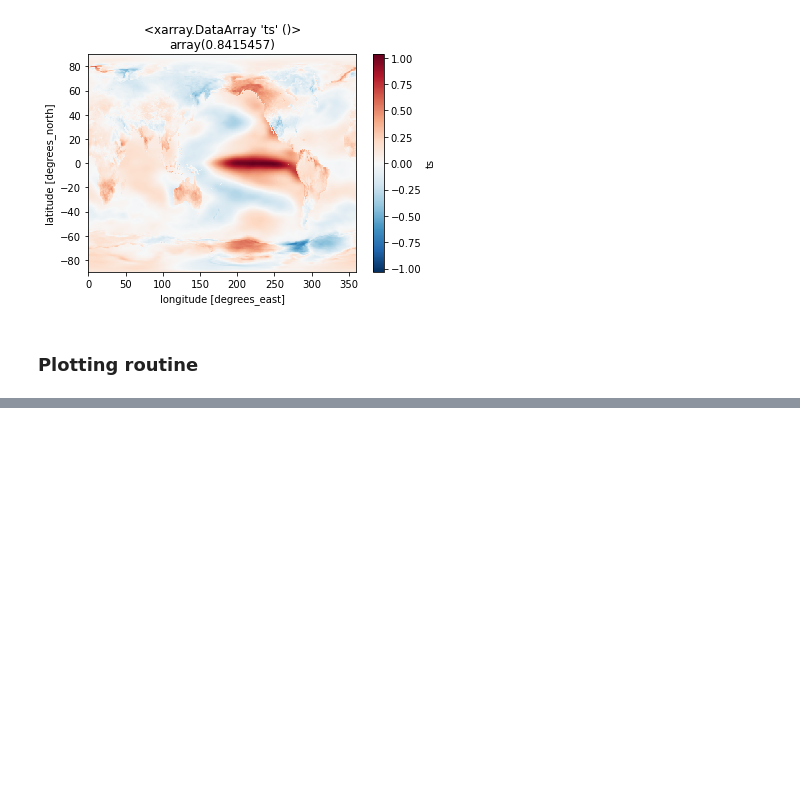
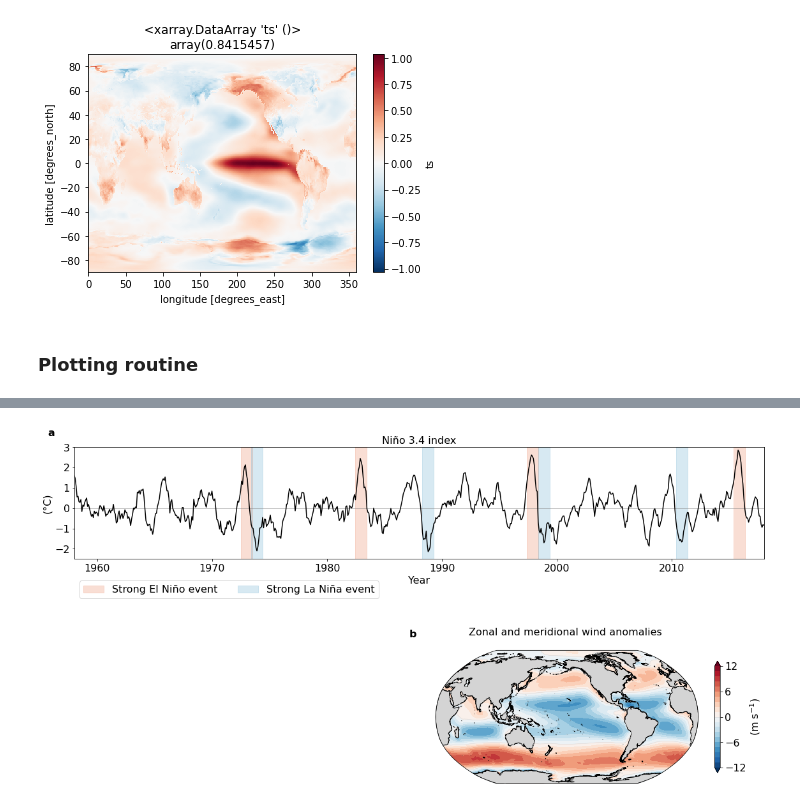
Before and after one commit to mauricehuguenin/ENSO-Antarctica_scripts, a Jupyter notebook: all_forcing_fields_ENFull_LNFull_spatial_maps.ipynb, the cells around one changed output, grey strips where cells are left out. Drawn from its saved outputs; the diff is of its cells as text; code cells hidden in the pictures; blank space fills up the shorter version.

```diff
--- a/all_forcing_fields_ENFull_LNFull_spatial_maps.ipynb
+++ b/all_forcing_fields_ENFull_LNFull_spatial_maps.ipynb
@@ -432,0 +461,96 @@ Wall time: 16.5 s
+# %%
+uas = xr.open_dataset('/g/data/e14/mv7494/JRA55-do-1-3/monthly_mean/JRA55-do-1-3_uas_monthly_mean_1958-2018.nc').uas.mean('time').load()
+vas = xr.open_dataset('/g/data/e14/mv7494/JRA55-do-1-3/monthly_mean/JRA55-do-1-3_vas_monthly_mean_1958-2018.nc').vas.mean('time').load()
+# %%
+%%time
+import matplotlib.patheffects as PathEffects
+from wrf import to_np # conversion to arrays required for arrows on maps
+
+fig = plt.figure(figsize=(16,9),tight_layout=True,facecolor='w',edgecolor='k');
+gs = gridspec.GridSpec(2,2, height_ratios=[.5,1])
+ax1 = plt.subplot(gs[0,:]) # long first panel
+
+time = np.linspace(1958,2018,len(N34_JRA)) # I cannot use the .time attribute from the xarray array as using it does not work with ax1.axvspan()
+
+ax1.axhline(0, linewidth=.5, c='grey')
+
+# colour the periods of strong EN & LN
+EN_periods = [168,192,288,312,467,491,683,707]; LN_periods = [168,216,347,395,468,516,612,660]
+# first doing the shading manually so that I can have figure labels
+ax1.axvspan(time[EN_periods[0]+6], time[EN_periods[0]+18], color=rotblau[6], alpha=.3, label='Strong El Niño event')
+ax1.axvspan(time[LN_periods[0]+6+11], time[LN_periods[0]+18+11], color=rotblau[14], alpha=.3, label='Strong La Niña event')
+for f in [2,4,6]:
+    ax1.axvspan(time[EN_periods[f]+6], time[EN_periods[f]+18], color=rotblau[6], alpha=.3)
+    ax1.axvspan(time[LN_periods[f]+6+11], time[LN_periods[f]+18+11], color=rotblau[14], alpha=.3)
+
+
+# -------------------------------------------------------------------------------------------- #
+plt.plot(time, N34_JRA, c='k', linewidth=1.5) # plot the data
+# -------------------------------------------------------------------------------------------- #
+
+plt.title('Niño 3.4 index', fontsize=16)
+
+plt.legend(ncol=2,fontsize=16, bbox_to_anchor=(0, -.4), loc='lower left') # figure legend outside
+plt.xlim([1958,2018]); plt.ylim([-2.5,3])
+plt.ylabel('(°C)', fontsize=16); plt.xlabel('Year', fontsize=16); plt.xticks(fontsize=16); plt.yticks(fontsize=16)
+
+ax1.text(-.038, 1.1,string.ascii_lowercase[0], transform=ax1.transAxes, size=16, weight='bold') # bold letter a at the top
+
+# second and third panels with SST, SLP, and winds ---------------------------------------------- #
+for f in [1]:
+    if f == 1:
+        panel = gs[1,1]
+        data1 = uas; ticks1 = np.linspace(-12,12,21)
+        data2 = vas
+        title_str = 'Zonal and meridional wind anomalies \n'
+
+
+
+    ax1 = plt.subplot(panel, projection=ccrs.Robinson(central_longitude=200)) # longitude starting at Cape Agulhas (20°E)
+    def fancy_plot(axes_nr):
+        axes_nr.coastlines(resolution = '50m', linewidth=1) # add coast lines
+        axes_nr.add_feature(cfeature.LAND, edgecolor = 'black', facecolor = [.83, .83, .83], zorder = 1)
+        axes_nr.tick_params(axis='both', which='major', labelsize=16) # fontsize of lon/lat labels
+
+    # ---------------------------------------------------------------------------------------------------------------------------------------------------- #
+    p1  = data1.plot.contourf(ax=ax1, levels = ticks1, cmp='RdBu_r',add_colorbar=False,extend='both',transform=ccrs.PlateCarree())
+    p11 = data1.plot.contour(levels = [0], linewidths=.5, cmap='#d4d4d4', transform=ccrs.PlateCarree())
+
+#     if f == 1:
+#         skala = 30; niveau = [-12,-10,-8,-6,-4,-2,2,4,6,8,10,12]
+#         # adding 10 m wind data
+#         # specifics for the wind speed arrows
+#         X = data1.lon; Y = data1.lat
+#         U = data1; V = data2
+#         # Add the wind stress arrows, only plotting every 30th data point.
+#         Q = plt.quiver(to_np(X[::7]),   to_np(Y[::7]),
+#                    to_np(U[::7, ::7]), to_np(V[::7, ::7]),
+#                    scale=28, minshaft = 2, minlength=0.1, transform=ccrs.PlateCarree(), width=.002, linewidths=.2, edgecolor=('w'))
+#                               # minshaft = select minimum sized arrow (i.e., only those larger than 2)
+
+#         # reference key on the map
+#                             # x0,   y0, scale
+#         qk = plt.quiverkey(Q, -.1, -0, 1, r'1 m s$^{-1}$', labelpos='E', fontproperties={'size':16})
+    # ---------------------------------------------------------------------------------------------------------------------------------------------------- #
+
+    # add colour bar
+    cb = plt.colorbar(p1, shrink=.5, orientation='vertical');
+    if f == 0: cb.set_label(label='(°C)', size=16)
+    if f == 1: cb.set_label(label='(m s$^{-1}$)', size=16)
+    cb.ax.tick_params(labelsize=16); tick_locator = ticker.MaxNLocator(nbins=4)
+    cb.locator = tick_locator;cb.update_ticks()
+    cb.add_lines(p11) # add contours to colour bar
+    fancy_plot(ax1)
+
+    plt.title(title_str, size=16)
+
+
+    ax1.text(-.1, 1.1,string.ascii_lowercase[f], transform=ax1.transAxes, size=16, weight='bold') # bold letter a at the top
+# --- saving as 300 dpi .PNG image in specified folder --------------------------------------- #
+plt.savefig(save + 'Climatological_winds_SO', dpi=300, facecolor='w',           #
+            edgecolor='w', orientation='landscape', papertype=None,                            #
+            format=None, transparent=False, bbox_inches='tight',                               #
+            pad_inches=0.1, metadata=None)                                                     #
+# --- end of script -------------------------------------------------------------------------- #
+# Wall time: 10.5 s
+# %% [output]
@@ -432,0 +559 @@ Wall time: 16.5 s
+[figure, added]
```
Also changed, not shown: parts of 11 cells of this notebook.
